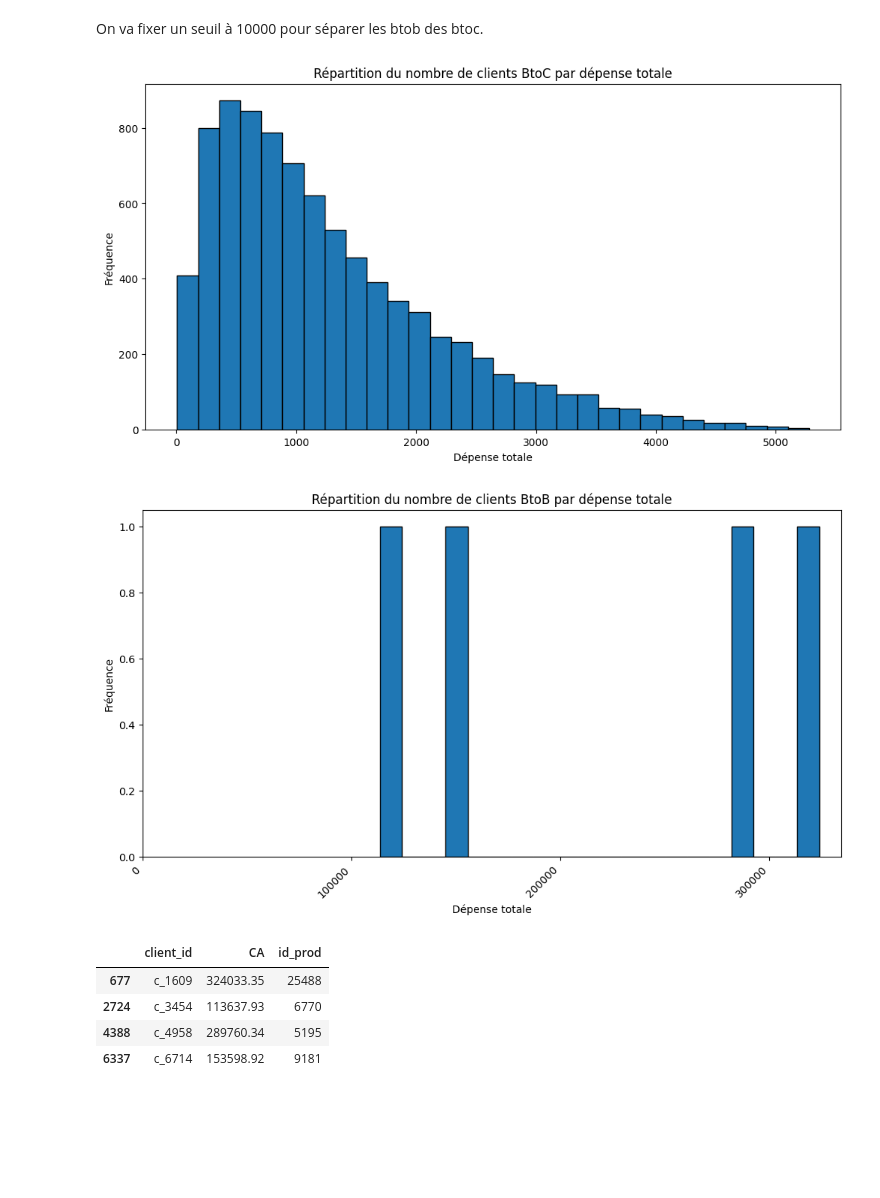
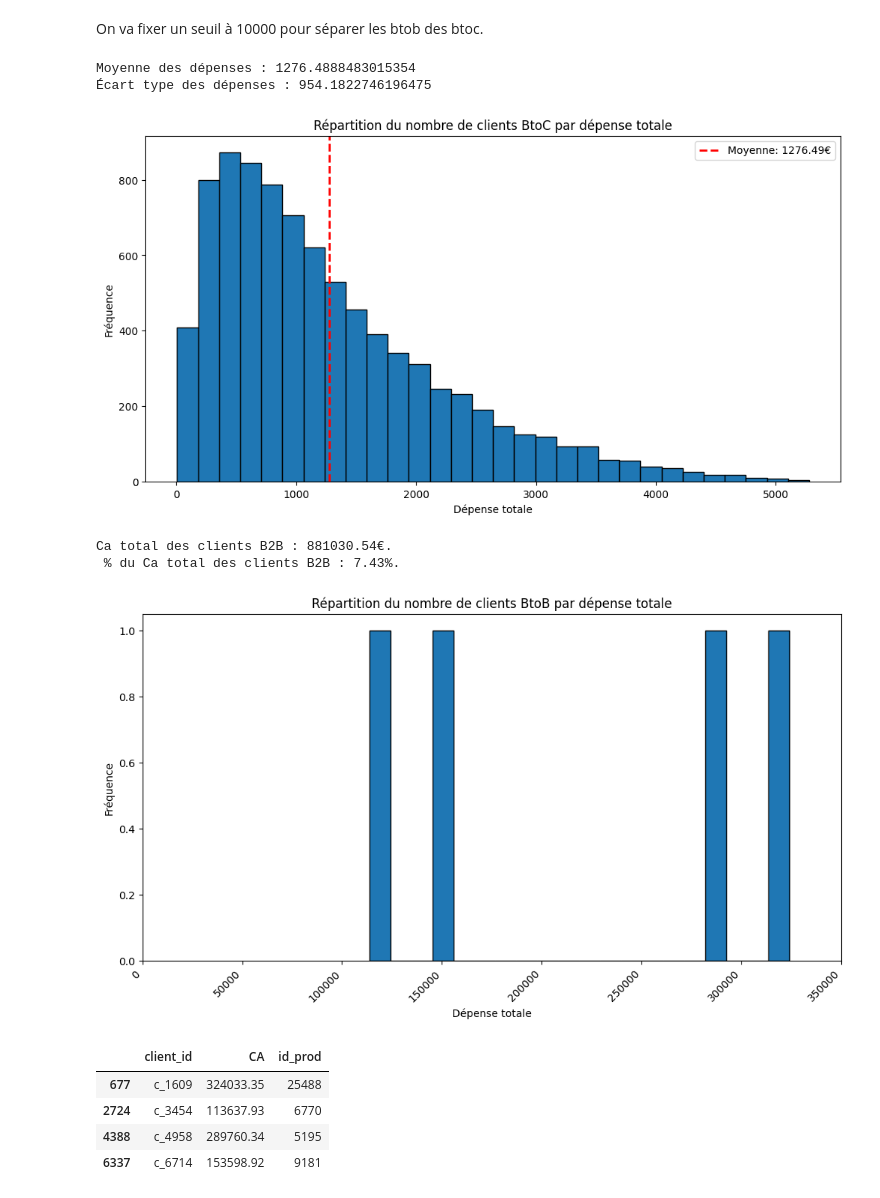
Before and after one commit to ziedbelhocine/Cours-OC, a Jupyter notebook: Data_Analyst/Projet_9/donnees brutes/Belhocine_Zied_1_notebook_032026.ipynb, the cells around one changed output. Saved outputs shown, nothing was run; the diff lists cells and outputs as text; code cells hidden in the pictures; blank space fills up the shorter version.

```diff
--- a/Data_Analyst/Projet_9/donnees brutes/Belhocine_Zied_1_notebook_032026.ipynb
+++ b/Data_Analyst/Projet_9/donnees brutes/Belhocine_Zied_1_notebook_032026.ipynb
@@ -831,26 +869,44 @@ On va fixer un seuil à 10000 pour séparer les btob des btoc.
 df_CA_customers_BTB = df_CA_customers[df_CA_customers['CA'] >= 10000]
 df_CA_customers_BTC = df_CA_customers[df_CA_customers['CA'] < 10000]
 # %%
+depense_totale = df_CA_customers_BTC['CA']
+
+mean_depense_totale = depense_totale.mean()
+std_depense_totale = depense_totale.std()
+
+# Afficher les valeurs calculées
+print(f"Moyenne des dépenses : {mean_depense_totale}")
+print(f"Écart type des dépenses : {std_depense_totale}")
+
 plt.figure(figsize=(12, 6))
 plt.hist(df_CA_customers_BTC['CA'], bins=30, edgecolor='black')
+plt.axvline(mean_depense_totale, color='red', linestyle='dashed', linewidth=2, label=f'Moyenne: {mean_depense_totale:.2f}€')
 plt.title('Répartition du nombre de clients BtoC par dépense totale')
 plt.xlabel('Dépense totale')
 plt.xticks()
 plt.ylabel('Fréquence')
+plt.legend()
 plt.show()
 # %% [output]
+Moyenne des dépenses : 1276.4888483015354
+Écart type des dépenses : 954.1822746196475
-[figure, old version]
+[figure, new version]
 # %%
+print(f"Ca total des clients B2B : {df_CA_customers_BTB['CA'].sum():.2f}€.")
+print(f" % du Ca total des clients B2B : {(df_CA_customers_BTB['CA'].sum()*100/df_CA_rolling['CA'].sum()):.2f}%.")
+
 plt.figure(figsize=(12, 6))
 plt.hist(df_CA_customers_BTB['CA'], bins=20, edgecolor='black')
 plt.title('Répartition du nombre de clients BtoB par dépense totale')
 plt.xlabel('Dépense totale')
-plt.xticks(range(0,400000, 100000), rotation=45, ha='right')
+plt.xticks(range(0,400000, 50000), rotation=45, ha='right')
 plt.xticks()
 plt.ylabel('Fréquence')
 plt.show()
 # %% [output]
+Ca total des clients B2B : 881030.54€.
+ % du Ca total des clients B2B : 7.43%.
-[figure, old version]
+[figure, new version]
 # %%
 df_CA_customers_BTB
 # %% [output]
```
Also changed, not shown: parts of 94 cells of this notebook, 14 other files.
